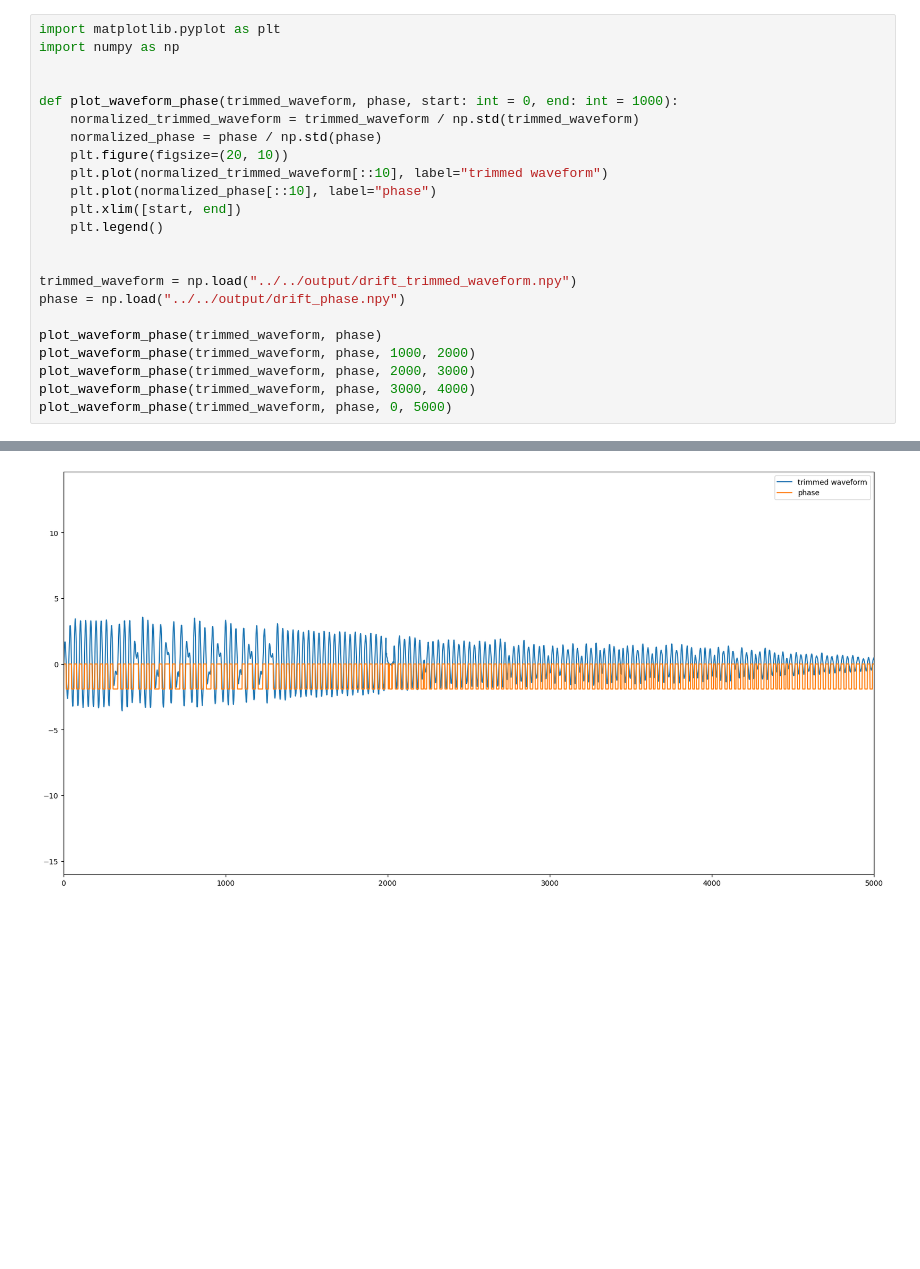
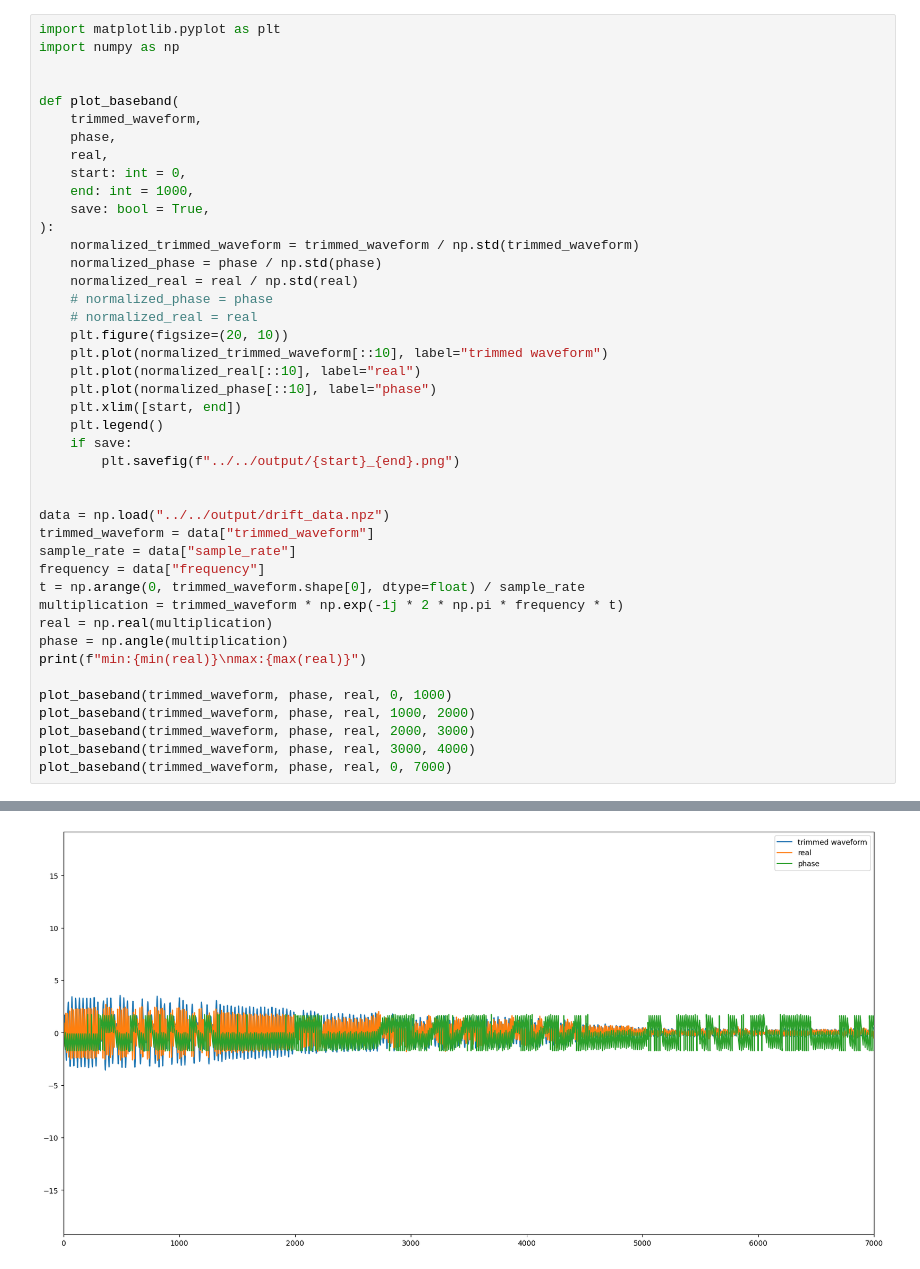
Before and after one commit to forcellatofrancesco/audio_steganography, a Jupyter notebook: src/plots/debug_drifting.ipynb, the cells around one changed output, grey strips where cells are left out. Saved outputs shown, nothing was run; the diff lists cells and outputs as text; blank space fills up the shorter version.

```diff
--- a/src/plots/debug_drifting.ipynb
+++ b/src/plots/debug_drifting.ipynb
@@ -3,22 +3,42 @@ import matplotlib.pyplot as plt
 import numpy as np
 
 
-def plot_waveform_phase(trimmed_waveform, phase, start: int = 0, end: int = 1000):
+def plot_baseband(
+    trimmed_waveform,
+    phase,
+    real,
+    start: int = 0,
+    end: int = 1000,
+    save: bool = True,
+):
     normalized_trimmed_waveform = trimmed_waveform / np.std(trimmed_waveform)
     normalized_phase = phase / np.std(phase)
+    normalized_real = real / np.std(real)
+    # normalized_phase = phase
+    # normalized_real = real
     plt.figure(figsize=(20, 10))
     plt.plot(normalized_trimmed_waveform[::10], label="trimmed waveform")
+    plt.plot(normalized_real[::10], label="real")
     plt.plot(normalized_phase[::10], label="phase")
     plt.xlim([start, end])
     plt.legend()
+    if save:
+        plt.savefig(f"../../output/{start}_{end}.png")
 
 
-trimmed_waveform = np.load("../../output/drift_trimmed_waveform.npy")
-phase = np.load("../../output/drift_phase.npy")
+data = np.load("../../output/drift_data.npz")
+trimmed_waveform = data["trimmed_waveform"]
+sample_rate = data["sample_rate"]
+frequency = data["frequency"]
+t = np.arange(0, trimmed_waveform.shape[0], dtype=float) / sample_rate
+multiplication = trimmed_waveform * np.exp(-1j * 2 * np.pi * frequency * t)
+real = np.real(multiplication)
+phase = np.angle(multiplication)
+print(f"min:{min(real)}\nmax:{max(real)}")
 
-plot_waveform_phase(trimmed_waveform, phase)
-plot_waveform_phase(trimmed_waveform, phase, 1000, 2000)
-plot_waveform_phase(trimmed_waveform, phase, 2000, 3000)
-plot_waveform_phase(trimmed_waveform, phase, 3000, 4000)
-plot_waveform_phase(trimmed_waveform, phase, 0, 5000)
+plot_baseband(trimmed_waveform, phase, real, 0, 1000)
+plot_baseband(trimmed_waveform, phase, real, 1000, 2000)
+plot_baseband(trimmed_waveform, phase, real, 2000, 3000)
+plot_baseband(trimmed_waveform, phase, real, 3000, 4000)
+plot_baseband(trimmed_waveform, phase, real, 0, 7000)
 # %% [output]
@@ -29 +51 @@ plot_waveform_phase(trimmed_waveform, phase, 0, 5000)
-[figure, old version]
+[figure, new version]
```
Also changed, not shown: parts of 2 cells of this notebook, 3 other files.
